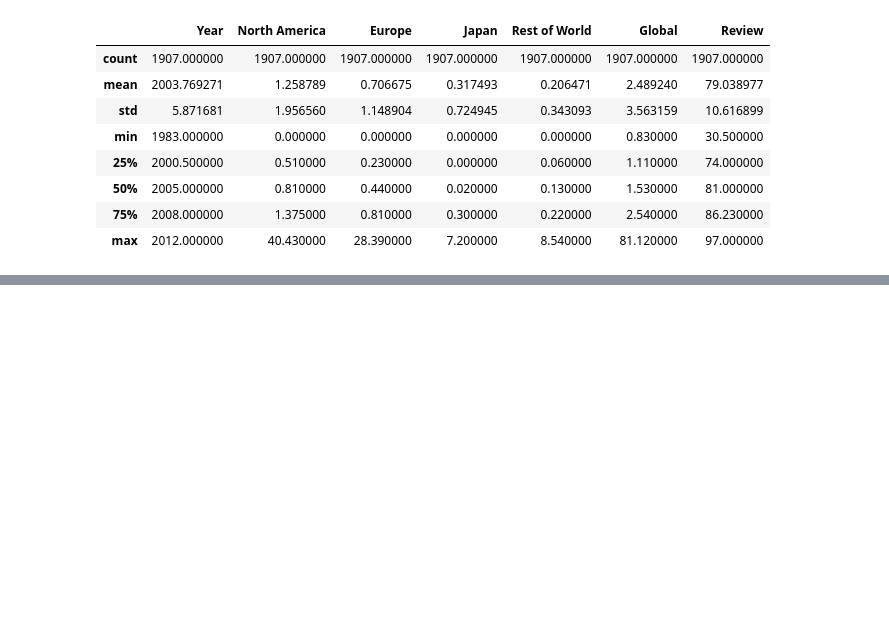
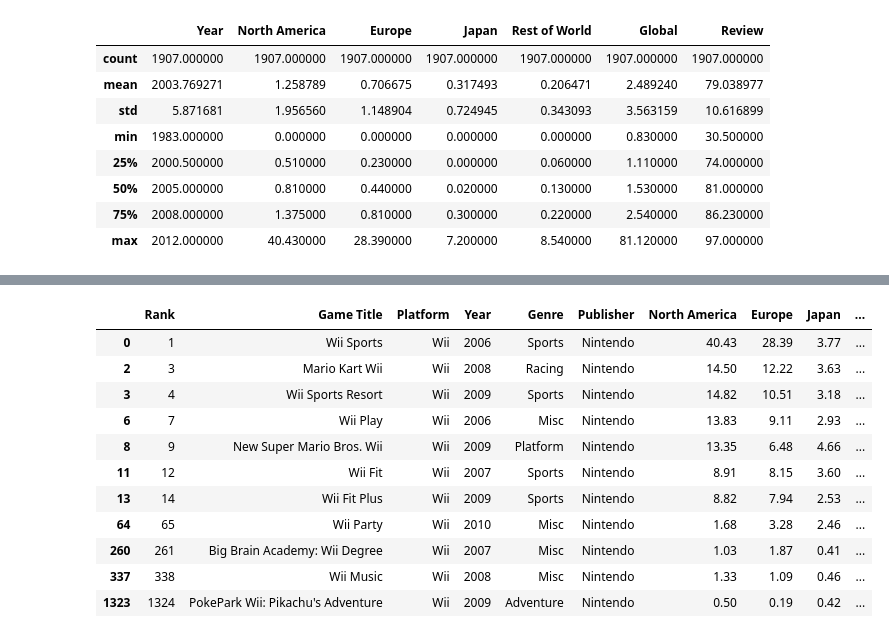
Before and after one commit to sky-forest/Video-Games-Sales, a Jupyter notebook: Video_Games_Sales.ipynb, the cells around one changed output, grey strips where cells are left out. Drawn from its saved outputs; the diff is of its cells as text; code cells hidden in the pictures; blank space fills up the shorter version.

```diff
--- a/Video_Games_Sales.ipynb
+++ b/Video_Games_Sales.ipynb
@@ -119,7 +119,7 @@ df.describe()
 # %%
 df.to_csv('Video_Games_Sales_new.csv')
 # %%
-df2= pd.read_csv('Video_Games_Sales_new.csv', index_col= 1)
+df2= pd.read_csv('Video_Games_Sales_new.csv')
 # %%
 df2
 # %% [output]
@@ -139,0 +175,15 @@ df2
+# %%
+df2[df2['Game Title'].str.contains('wii', case= False)]
+# %% [output]
+|  | Rank | Game Title | Platform | Year | Genre | Publisher | North America | Europe | Japan | ... |
+| 0 | 1 | Wii Sports | Wii | 2006 | Sports | Nintendo | 40.43 | 28.39 | 3.77 | ... |
+| 2 | 3 | Mario Kart Wii | Wii | 2008 | Racing | Nintendo | 14.50 | 12.22 | 3.63 | ... |
+| 3 | 4 | Wii Sports Resort | Wii | 2009 | Sports | Nintendo | 14.82 | 10.51 | 3.18 | ... |
+| 6 | 7 | Wii Play | Wii | 2006 | Misc | Nintendo | 13.83 | 9.11 | 2.93 | ... |
+| 8 | 9 | New Super Mario Bros. Wii | Wii | 2009 | Platform | Nintendo | 13.35 | 6.48 | 4.66 | ... |
+| 11 | 12 | Wii Fit | Wii | 2007 | Sports | Nintendo | 8.91 | 8.15 | 3.60 | ... |
+| 13 | 14 | Wii Fit Plus | Wii | 2009 | Sports | Nintendo | 8.82 | 7.94 | 2.53 | ... |
+| 64 | 65 | Wii Party | Wii | 2010 | Misc | Nintendo | 1.68 | 3.28 | 2.46 | ... |
+| 260 | 261 | Big Brain Academy: Wii Degree | Wii | 2007 | Misc | Nintendo | 1.03 | 1.87 | 0.41 | ... |
+| 337 | 338 | Wii Music | Wii | 2008 | Misc | Nintendo | 1.33 | 1.09 | 0.46 | ... |
+| 1323 | 1324 | PokePark Wii: Pikachu's Adventure | Wii | 2009 | Adventure | Nintendo | 0.50 | 0.19 | 0.42 | ... |
```
Also changed, not shown: parts of 3 cells of this notebook, 4 other files.
